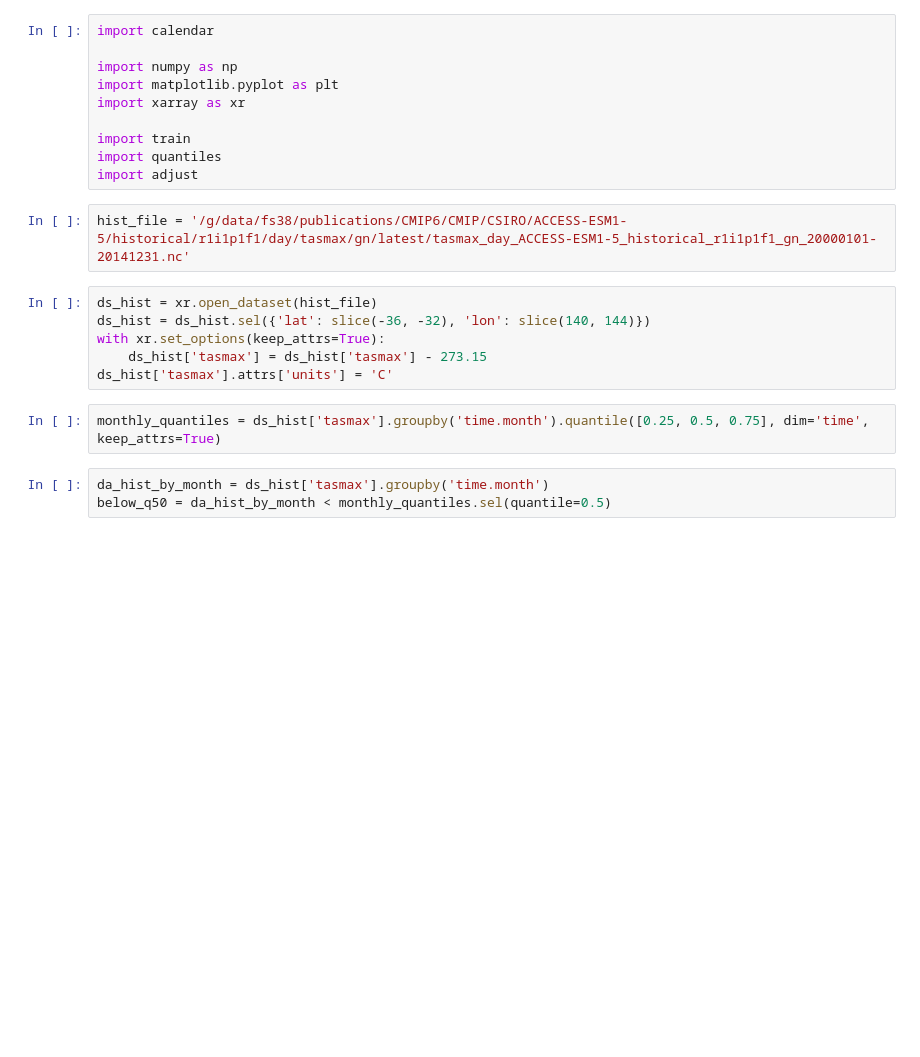
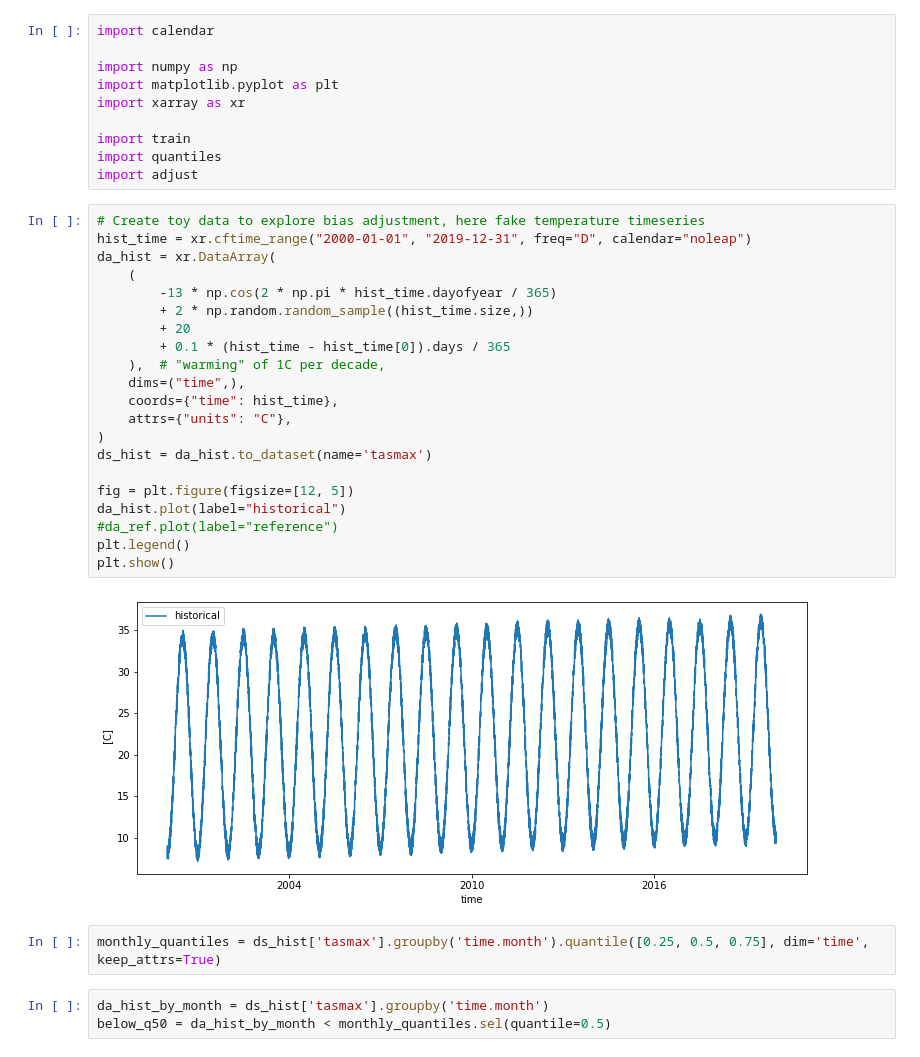
Before and after one commit to AusClimateService/qqscale, a Jupyter notebook: tests.ipynb, the cells around one changed output. Drawn from its saved outputs; the diff is of its cells as text; blank space fills up the shorter version.

```diff
--- a/tests.ipynb
+++ b/tests.ipynb
@@ -8,14 +8,29 @@ import xarray as xr
 import train
 import quantiles
 import adjust
-# %%
-hist_file = '/g/data/fs38/publications/CMIP6/CMIP/CSIRO/ACCESS-ESM1-5/historical/r1i1p1f1/day/tasmax/gn/latest/tasmax_day_ACCESS-ESM1-5_historical_r1i1p1f1_gn_20000101-20141231.nc'
-# %%
-ds_hist = xr.open_dataset(hist_file)
-ds_hist = ds_hist.sel({'lat': slice(-36, -32), 'lon': slice(140, 144)})
-with xr.set_options(keep_attrs=True):
-    ds_hist['tasmax'] = ds_hist['tasmax'] - 273.15
-ds_hist['tasmax'].attrs['units'] = 'C'
+# %%
+# Create toy data to explore bias adjustment, here fake temperature timeseries
+hist_time = xr.cftime_range("2000-01-01", "2019-12-31", freq="D", calendar="noleap")
+da_hist = xr.DataArray(
+    (
+        -13 * np.cos(2 * np.pi * hist_time.dayofyear / 365)
+        + 2 * np.random.random_sample((hist_time.size,))
+        + 20
+        + 0.1 * (hist_time - hist_time[0]).days / 365
+    ),  # "warming" of 1C per decade,
+    dims=("time",),
+    coords={"time": hist_time},
+    attrs={"units": "C"},
+)
+ds_hist = da_hist.to_dataset(name='tasmax')
+
+fig = plt.figure(figsize=[12, 5])
+da_hist.plot(label="historical")
+#da_ref.plot(label="reference")
+plt.legend()
+plt.show()
+# %% [output]
+[figure, added]
 # %%
 monthly_quantiles = ds_hist['tasmax'].groupby('time.month').quantile([0.25, 0.5, 0.75], dim='time', keep_attrs=True)
 # %%
```
Also changed, not shown: parts of 5 cells of this notebook, 3 other files.
